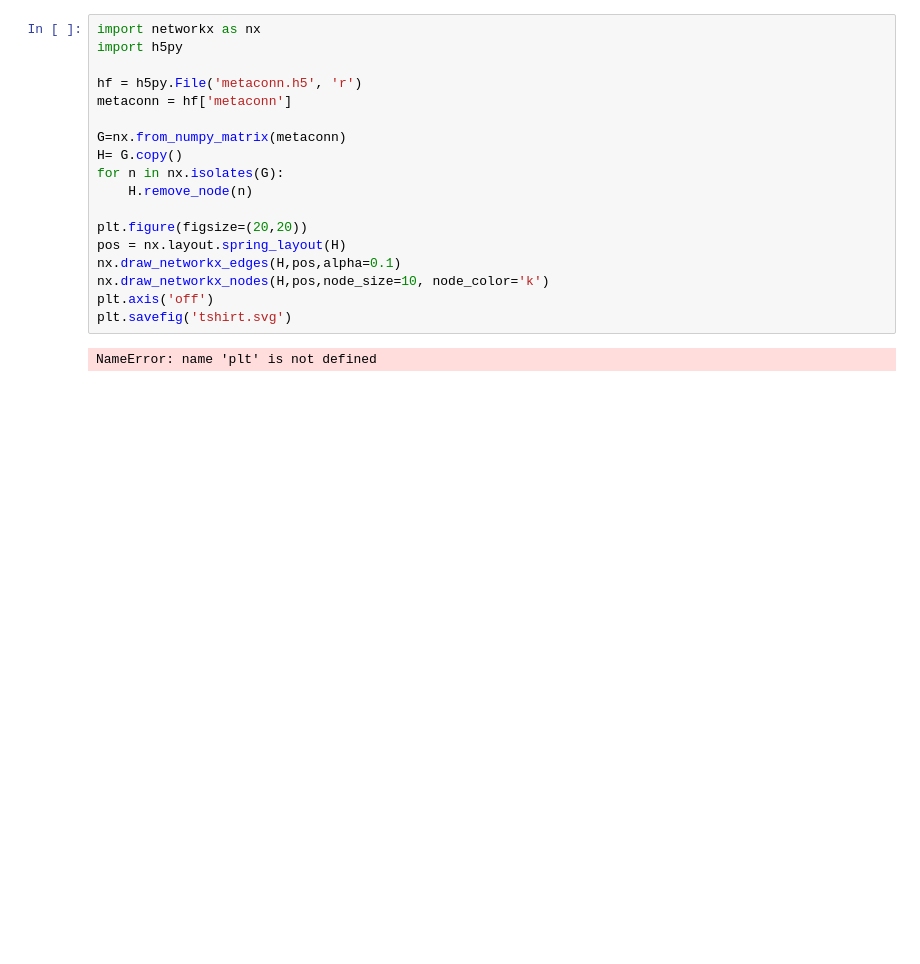
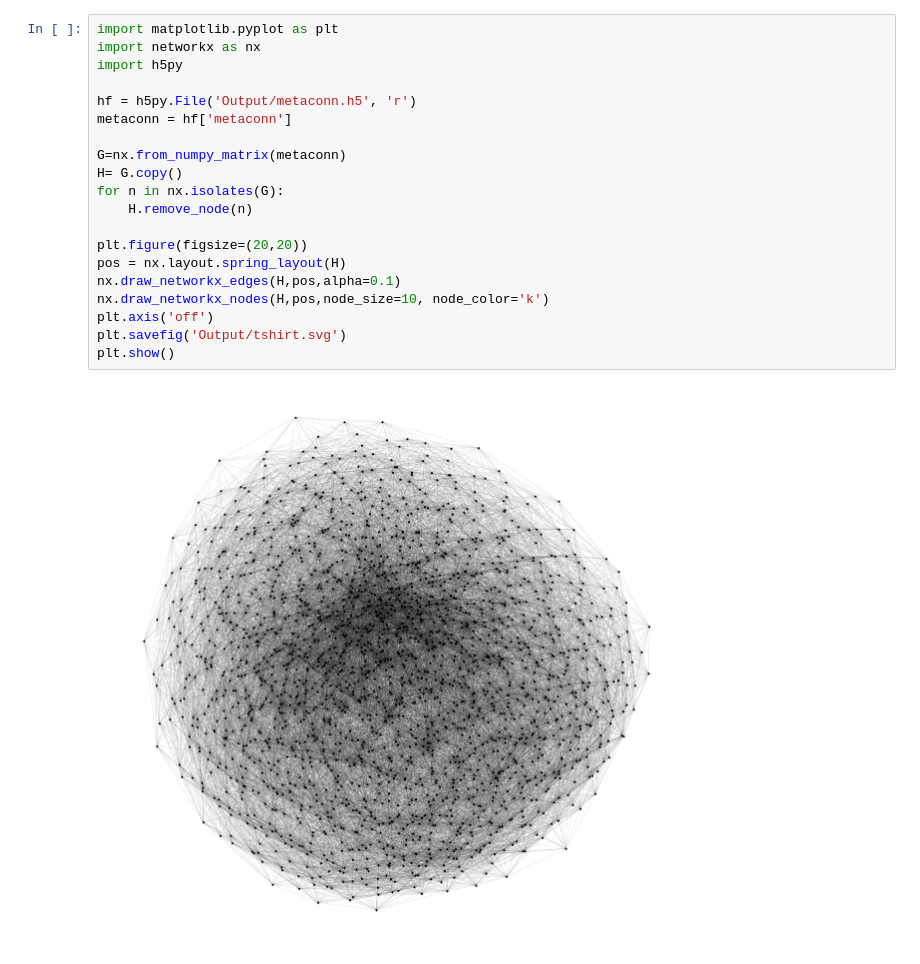
Before and after one commit to rb643/resting_state_eeg, a Jupyter notebook: metaconn_tshirt.ipynb, the cells around one changed output. Saved outputs shown, nothing was run; the diff lists cells and outputs as text; blank space fills up the shorter version.

Commit message:
Figures

```diff
--- a/metaconn_tshirt.ipynb
+++ b/metaconn_tshirt.ipynb
@@ -1,20 +1,22 @@
 # %%
+import matplotlib.pyplot as plt
 import networkx as nx
 import h5py
 
-hf = h5py.File('metaconn.h5', 'r')
+hf = h5py.File('Output/metaconn.h5', 'r')
 metaconn = hf['metaconn']
 
 G=nx.from_numpy_matrix(metaconn)
 H= G.copy()
 for n in nx.isolates(G):
     H.remove_node(n)
 
 plt.figure(figsize=(20,20))
 pos = nx.layout.spring_layout(H)
 nx.draw_networkx_edges(H,pos,alpha=0.1)
 nx.draw_networkx_nodes(H,pos,node_size=10, node_color='k')
 plt.axis('off')
-plt.savefig('tshirt.svg')
+plt.savefig('Output/tshirt.svg')
+plt.show()
 # %% [output]
-NameError: name 'plt' is not defined
+[figure, added]
```
Also changed, not shown: 2 other files.
